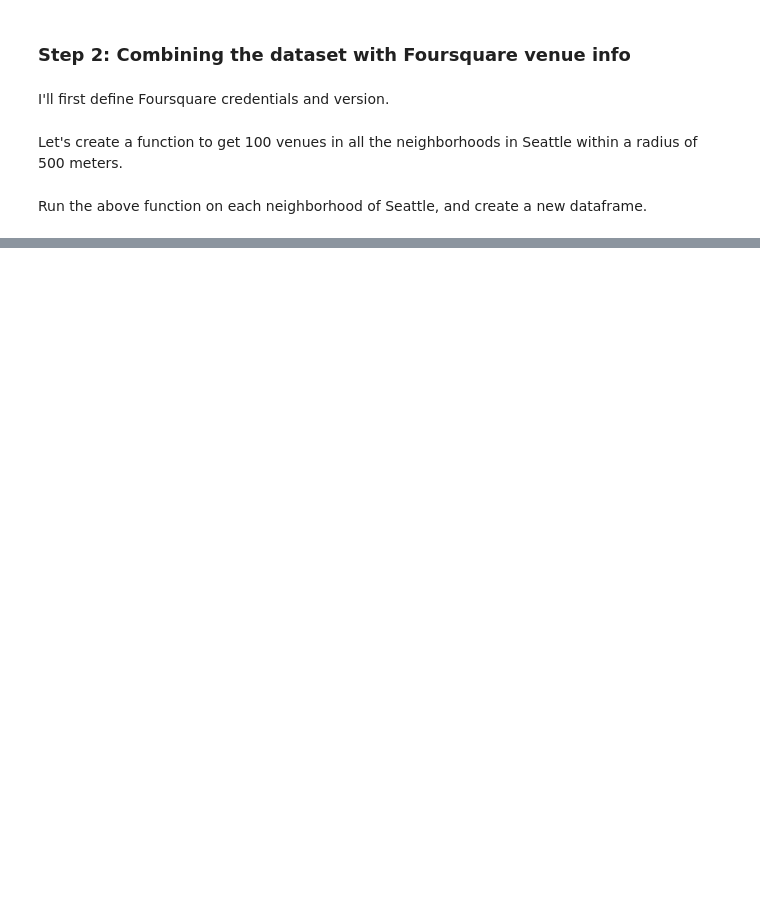
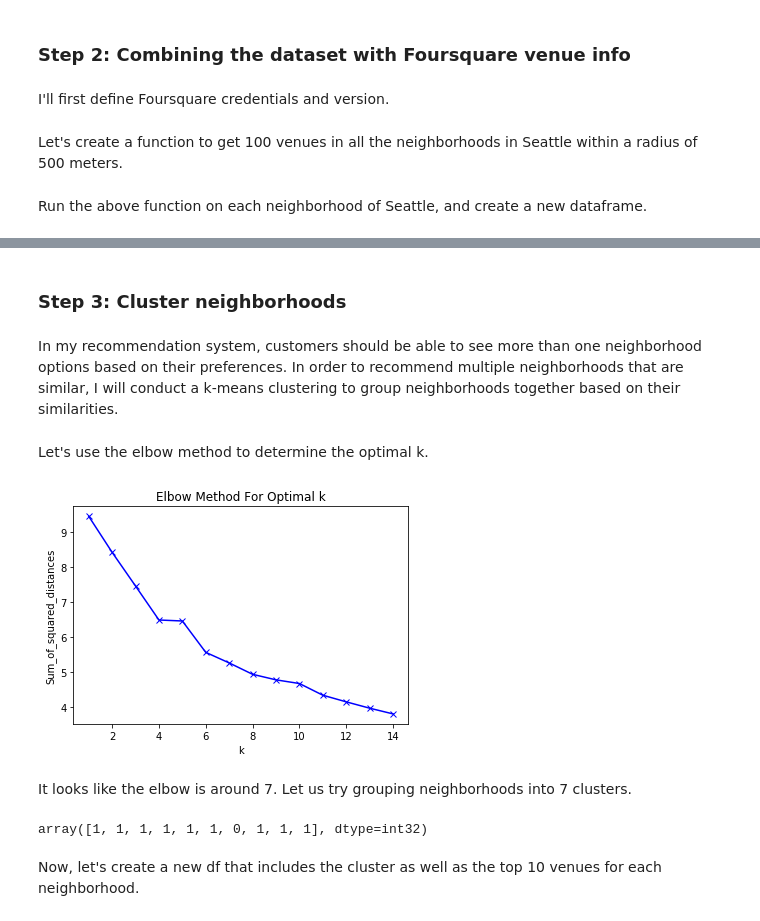
Before and after one commit to matakahas/IBM_capstone, a Jupyter notebook: Week4_Assignment.ipynb, the cells around one changed output, grey strips where cells are left out. Saved outputs shown, nothing was run; the diff lists cells and outputs as text; code cells hidden in the pictures; blank space fills up the shorter version.

```diff
--- a/Week4_Assignment.ipynb
+++ b/Week4_Assignment.ipynb
@@ -83,0 +81,6 @@ df_Seattle_lonlat.head()
+# %%
+df_Seattle_lonlat = pd.read_csv('df_Seattle_lonlat.csv')
+
+#Pre-process the rent variable
+df_Seattle_lonlat['Average_Rent'] = df_Seattle_lonlat['Average_Rent'].str.replace(',', '').str.replace('$', '').astype(int)
+df_Seattle_lonlat.tail()
@@ -174,0 +210,6 @@ Seattle_venues.head()
+# %%
+Seattle_onehot = pd.get_dummies(Seattle_venues[['Venue Category']], prefix="", prefix_sep="")
+Seattle_onehot['Neighborhood'] = Seattle_venues['Neighborhood']
+first_col = Seattle_onehot.pop('Neighborhood')
+Seattle_onehot.insert(0, 'Neighborhood', first_col)
+Seattle_venues['Neighborhood'].unique()
@@ -174,0 +238,2 @@ Seattle_venues.head()
+# %%
+Seattle_grouped = Seattle_onehot.groupby('Neighborhood').mean().reset_index()
@@ -174,0 +297,34 @@ Seattle_venues.head()
+# %% [markdown]
+### Step 3: Cluster neighborhoods
+# %% [markdown]
+In my recommendation system, customers should be able to see more than one neighborhood options based on their preferences.
+In order to recommend multiple neighborhoods that are similar, I will conduct a k-means clustering to group neighborhoods together based on their similarities.
+# %% [markdown]
+Let's use the elbow method to determine the optimal k.
+# %%
+Seattle_grouped_clustering = Seattle_grouped.drop('Neighborhood', 1)
+
+Sum_of_squared_distances = []
+K = range(1,15)
+for k in K:
+    km = KMeans(n_clusters=k)
+    km = km.fit(Seattle_grouped_clustering)
+    Sum_of_squared_distances.append(km.inertia_)
+
+plt.plot(K, Sum_of_squared_distances, 'bx-')
+plt.xlabel('k')
+plt.ylabel('Sum_of_squared_distances')
+plt.title('Elbow Method For Optimal k')
+plt.show()
+# %% [output]
+[figure, added]
+# %% [markdown]
+It looks like the elbow is around 7. Let us try grouping neighborhoods into 7 clusters.
+# %%
+kclusters = 7
+kmeans = KMeans(n_clusters=kclusters, random_state=0).fit(Seattle_grouped_clustering)
+kmeans.labels_[0:10]
+# %% [output]
+array([1, 1, 1, 1, 1, 1, 0, 1, 1, 1], dtype=int32)
+# %% [markdown]
+Now, let's create a new df that includes the cluster as well as the top 10 venues for each neighborhood.
```
Also changed, not shown: parts of 43 cells of this notebook, 1 other file.
